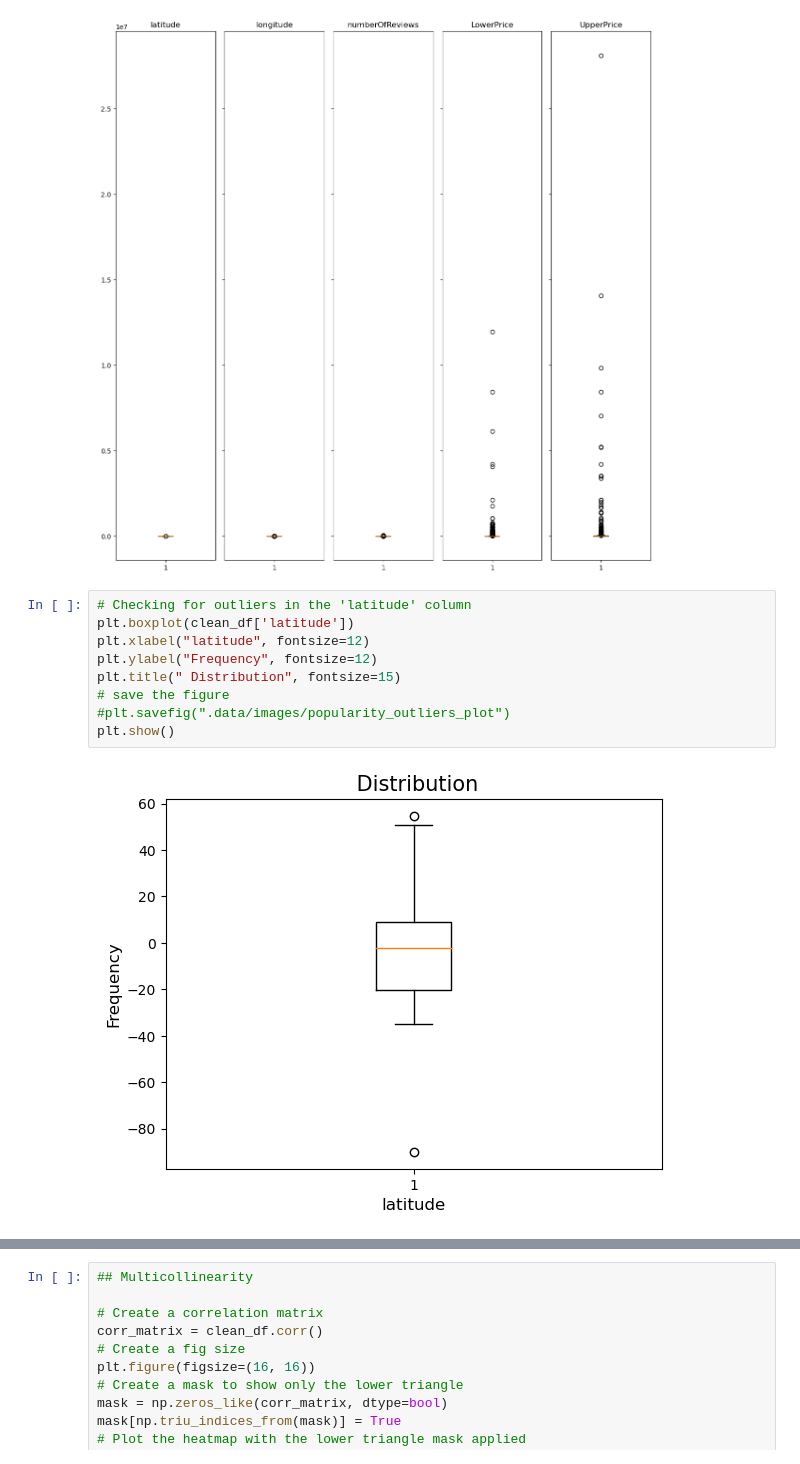
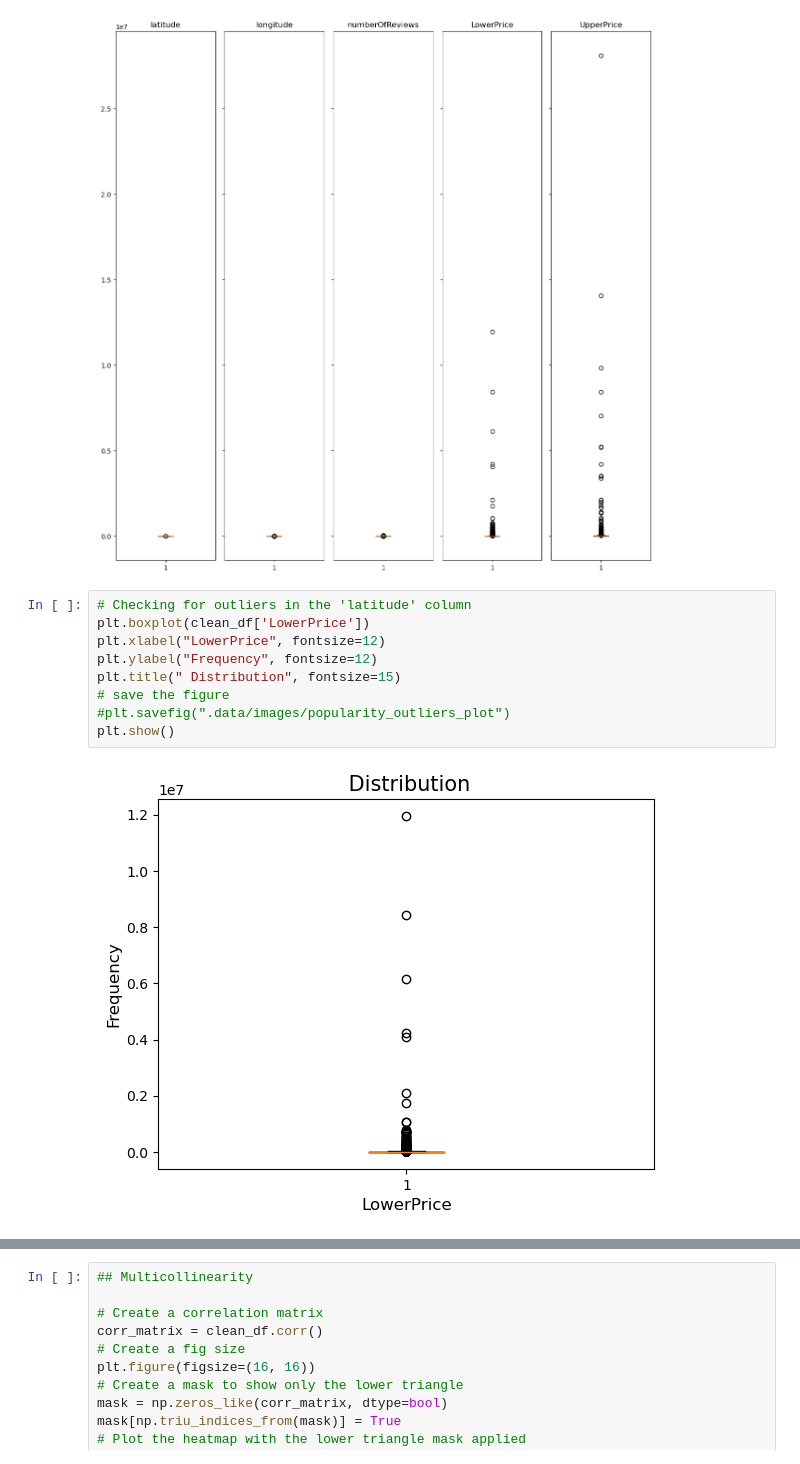
Before and after one commit to R3TR0Quan/travel-destination-recommendation-sys, a Jupyter notebook: misc_notebooks/ian.ipynb, the cells around one changed output, grey strips where cells are left out. Saved outputs shown, nothing was run; the diff lists cells and outputs as text.

```diff
--- a/misc_notebooks/ian.ipynb
+++ b/misc_notebooks/ian.ipynb
@@ -862,14 +870,14 @@ plt.show()
 [figure]
 # %%
 # Checking for outliers in the 'latitude' column
-plt.boxplot(clean_df['latitude'])
-plt.xlabel("latitude", fontsize=12)
+plt.boxplot(clean_df['LowerPrice'])
+plt.xlabel("LowerPrice", fontsize=12)
 plt.ylabel("Frequency", fontsize=12)
 plt.title(" Distribution", fontsize=15)
 # save the figure
 #plt.savefig(".data/images/popularity_outliers_plot")
 plt.show()
 # %% [output]
-[figure, old version]
+[figure, new version]
 # %%
 # Checking for outliers in the 'popularity' column
```
Also changed, not shown: parts of 57 cells of this notebook.
